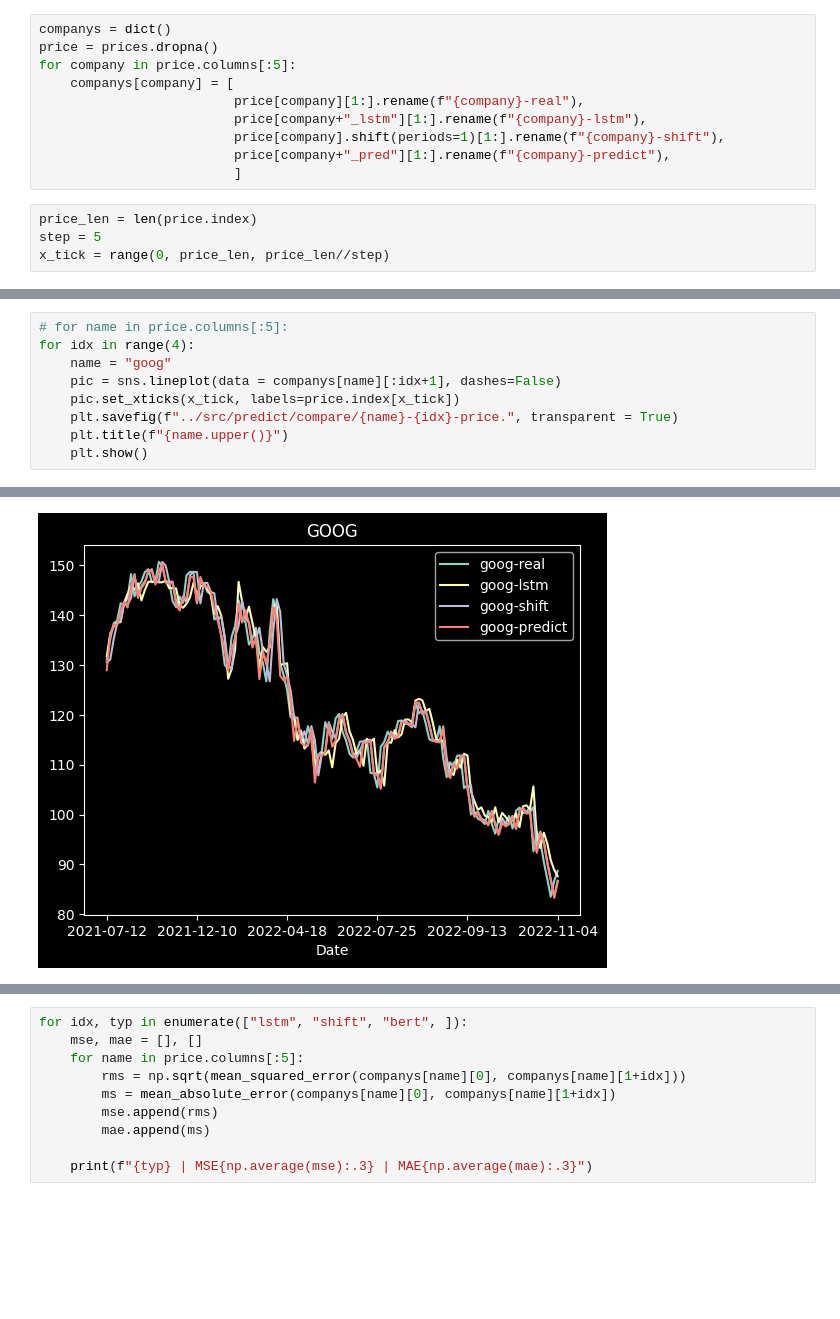
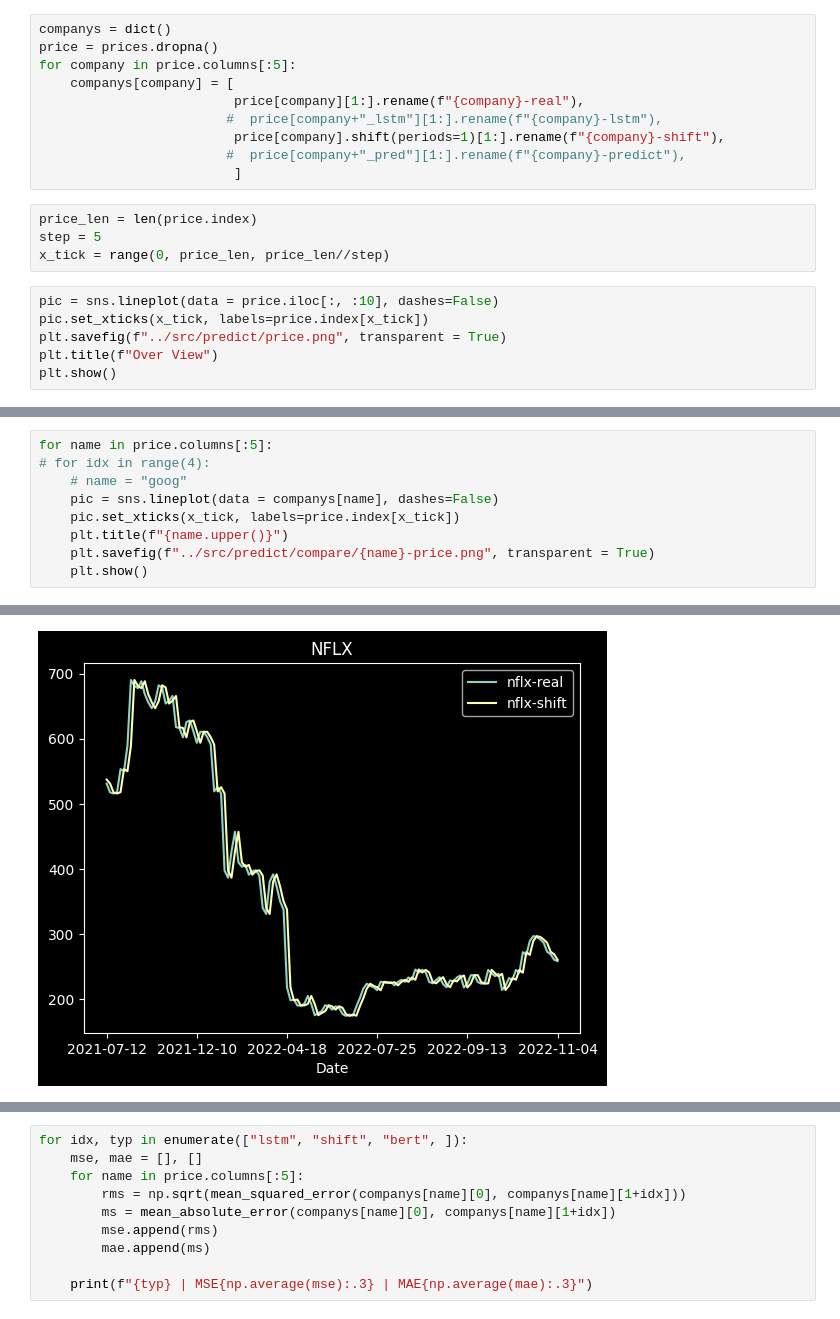
Before and after one commit to henrytsui000/Stock-Price-Prediction, a Jupyter notebook: visulize/predict.ipynb, the cells around one changed output, grey strips where cells are left out. Cells and saved outputs as stored; diff of their text form; blank space fills up the shorter version.

```diff
--- a/visulize/predict.ipynb
+++ b/visulize/predict.ipynb
@@ -13,11 +13,17 @@ price = prices.dropna()
 for company in price.columns[:5]:
     companys[company] = [
                          price[company][1:].rename(f"{company}-real"),
-                         price[company+"_lstm"][1:].rename(f"{company}-lstm"),
+                        #  price[company+"_lstm"][1:].rename(f"{company}-lstm"),
                          price[company].shift(periods=1)[1:].rename(f"{company}-shift"),
-                         price[company+"_pred"][1:].rename(f"{company}-predict"),
+                        #  price[company+"_pred"][1:].rename(f"{company}-predict"),
                          ]
 # %%
 price_len = len(price.index)
 step = 5
 x_tick = range(0, price_len, price_len//step)
+# %%
+pic = sns.lineplot(data = price.iloc[:, :10], dashes=False)
+pic.set_xticks(x_tick, labels=price.index[x_tick])
+plt.savefig(f"../src/predict/price.png", transparent = True)
+plt.title(f"Over View")
+plt.show()
@@ -24,10 +32,10 @@ x_tick = range(0, price_len, price_len//step)
 # %%
-# for name in price.columns[:5]:
-for idx in range(4):
-    name = "goog"
-    pic = sns.lineplot(data = companys[name][:idx+1], dashes=False)
+for name in price.columns[:5]:
+# for idx in range(4):
+    # name = "goog"
+    pic = sns.lineplot(data = companys[name], dashes=False)
     pic.set_xticks(x_tick, labels=price.index[x_tick])
-    plt.savefig(f"../src/predict/compare/{name}-{idx}-price.", transparent = True)
     plt.title(f"{name.upper()}")
+    plt.savefig(f"../src/predict/compare/{name}-price.png", transparent = True)
     plt.show()
 # %% [output]
@@ -37 +45 @@ for idx in range(4):
-[figure, old version]
+[figure, new version]
```
Also changed, not shown: parts of 2 cells of this notebook, 7 other files.
